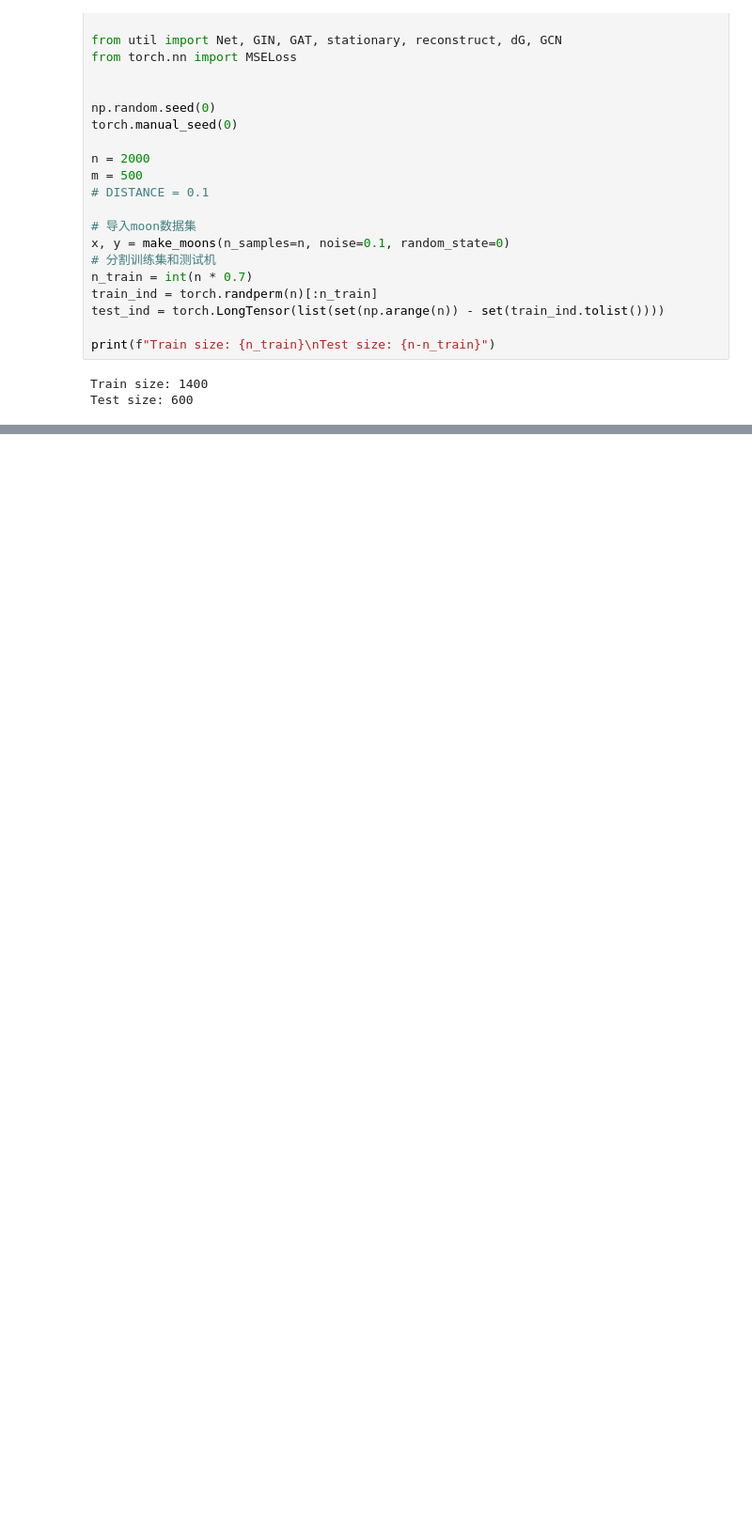
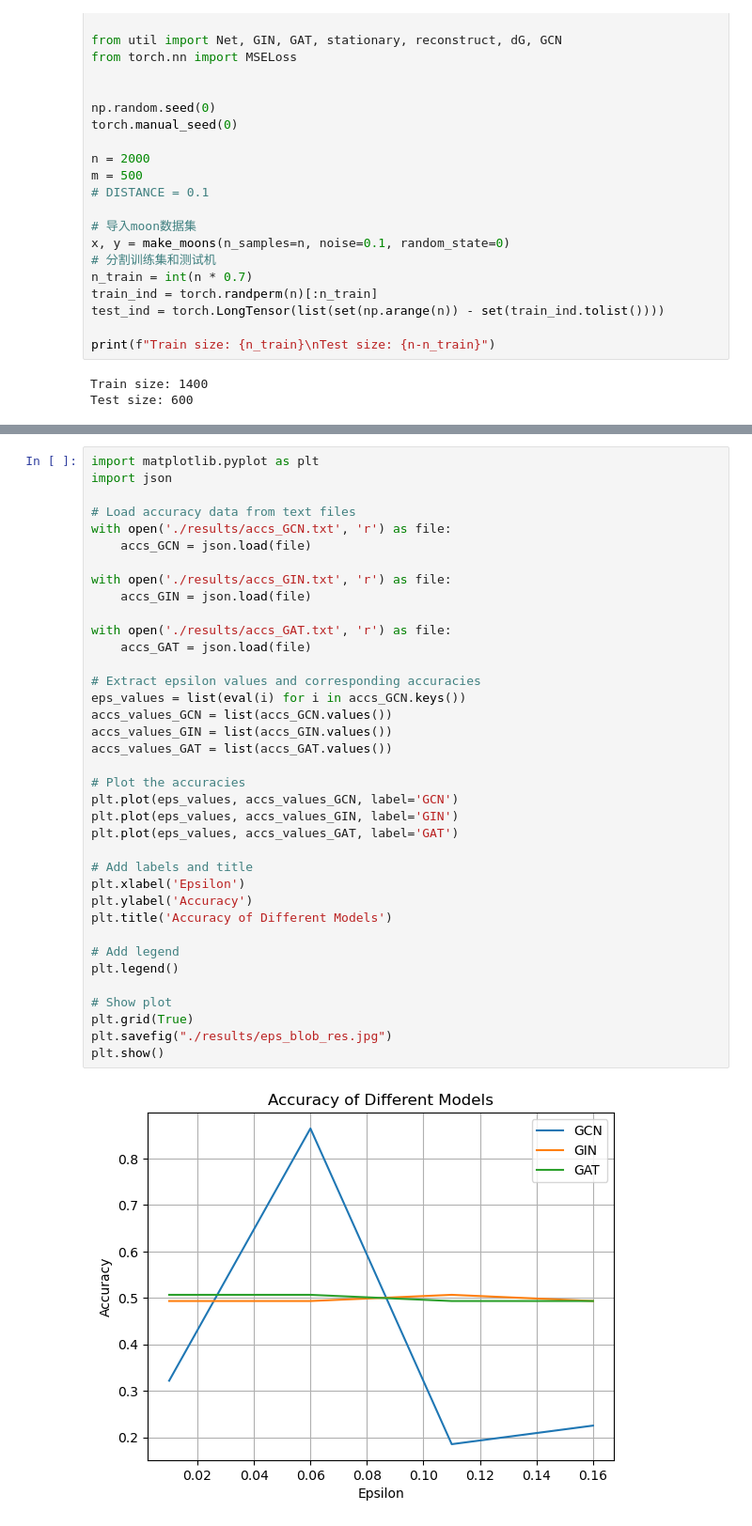
Before and after one commit to Sweet196/Network-Embedding-Algorithm, a Jupyter notebook: eps-blob/moon_blob.ipynb, the cells around one changed output, grey strips where cells are left out. Shown at 94% size. Saved outputs shown, nothing was run; the diff lists cells and outputs as text; blank space fills up the shorter version.

Commit message:
eps blob

```diff
--- a/eps-blob/moon_blob.ipynb
+++ b/eps-blob/moon_blob.ipynb
@@ -176,0 +186,39 @@ plt.show()
+# %%
+import matplotlib.pyplot as plt
+import json
+
+# Load accuracy data from text files
+with open('./results/accs_GCN.txt', 'r') as file:
+    accs_GCN = json.load(file)
+
+with open('./results/accs_GIN.txt', 'r') as file:
+    accs_GIN = json.load(file)
+
+with open('./results/accs_GAT.txt', 'r') as file:
+    accs_GAT = json.load(file)
+
+# Extract epsilon values and corresponding accuracies
+eps_values = list(eval(i) for i in accs_GCN.keys())
+accs_values_GCN = list(accs_GCN.values())
+accs_values_GIN = list(accs_GIN.values())
+accs_values_GAT = list(accs_GAT.values())
+
+# Plot the accuracies
+plt.plot(eps_values, accs_values_GCN, label='GCN')
+plt.plot(eps_values, accs_values_GIN, label='GIN')
+plt.plot(eps_values, accs_values_GAT, label='GAT')
+
+# Add labels and title
+plt.xlabel('Epsilon')
+plt.ylabel('Accuracy')
+plt.title('Accuracy of Different Models')
+
+# Add legend
+plt.legend()
+
+# Show plot
+plt.grid(True)
+plt.savefig("./results/eps_blob_res.jpg")
+plt.show()
+# %% [output]
+[figure, added]
```
Also changed, not shown: parts of 5 cells of this notebook, 8 other files.
